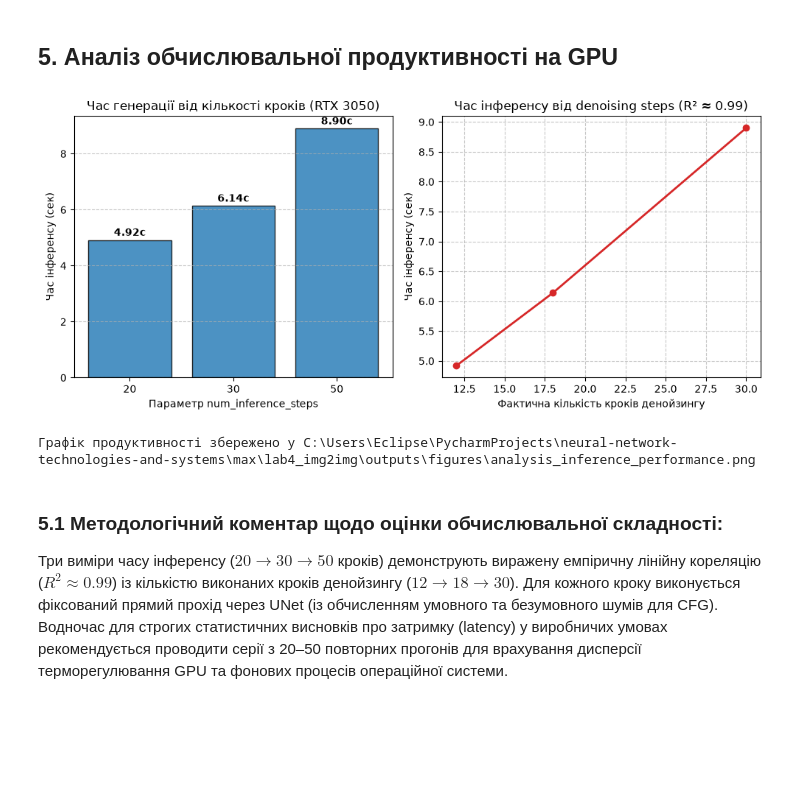
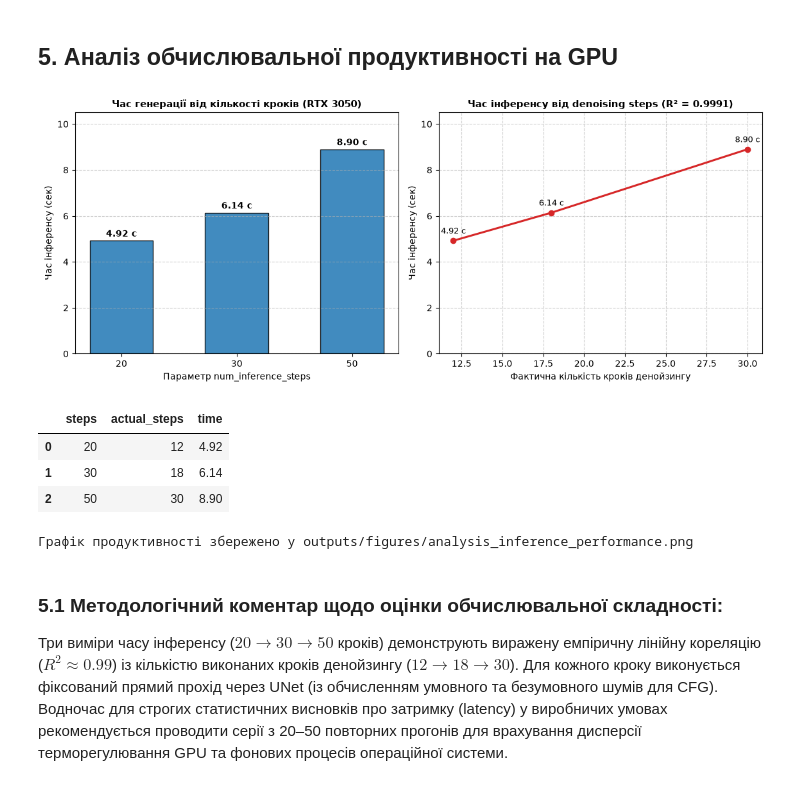
Before and after one commit to Eclipse-XS/Neural-Network-Labs-Max, a Jupyter notebook: lab4_img2img/notebooks/03_results_analysis.ipynb, the cells around one changed output. Saved outputs shown, nothing was run; the diff lists cells and outputs as text; code cells hidden in the pictures; blank space fills up the shorter version.

```diff
--- a/lab4_img2img/notebooks/03_results_analysis.ipynb
+++ b/lab4_img2img/notebooks/03_results_analysis.ipynb
@@ -262,41 +256,50 @@ print(f"Графік серії Negative Prompt збережено у {fig_neg_p
 # %% [markdown]
 ## 5. Аналіз обчислювальної продуктивності на GPU
 # %%
-df_reg = pd.read_csv(TABLES_DIR / "generations_registry.csv")
-# Витягуємо виміряні часи інференсу для серії Steps
-steps_data = [
-    {"steps": 20, "actual_steps": 12, "time": df_reg.loc[df_reg["output_image"].str.contains("steps20"), "generation_time_seconds"].values[0]},
-    {"steps": 30, "actual_steps": 18, "time": df_reg.loc[df_reg["output_image"].str.contains("steps30_seed42") & df_reg["series"].fillna("").str.contains("steps"), "generation_time_seconds"].values[0]},
-    {"steps": 50, "actual_steps": 30, "time": df_reg.loc[df_reg["output_image"].str.contains("steps50"), "generation_time_seconds"].values[0]},
-]
-df_steps_bench = pd.DataFrame(steps_data)
+steps_df = (
+    df_reg[df_reg["series"].fillna("") == "steps_experiment"]
+    [["num_inference_steps", "actual_denoising_steps", "generation_time_seconds"]]
+    .rename(columns={"num_inference_steps": "steps", "actual_denoising_steps": "actual_steps", "generation_time_seconds": "time"})
+    .sort_values("steps")
+    .reset_index(drop=True)
+)
 
-plt.figure(figsize=(10, 4.5))
+r2_val = float(np.corrcoef(steps_df["actual_steps"], steps_df["time"])[0, 1] ** 2)
+max_t = float(steps_df["time"].max())
 
-plt.subplot(1, 2, 1)
-plt.bar(df_steps_bench['steps'].astype(str), df_steps_bench['time'], color='#1f77b4', edgecolor='black', alpha=0.8)
-plt.xlabel('Параметр num_inference_steps')
-plt.ylabel('Час інференсу (сек)')
-plt.title('Час генерації від кількості кроків (RTX 3050)')
-plt.grid(axis='y', linestyle='--', alpha=0.7)
-for i, row in df_steps_bench.iterrows():
-    plt.text(i, row['time'] + 0.15, f"{row['time']:.2f}с", ha='center', fontweight='bold')
+fig, (ax1, ax2) = plt.subplots(1, 2, figsize=(11.5, 4.7))
 
-plt.subplot(1, 2, 2)
-plt.plot(df_steps_bench['actual_steps'], df_steps_bench['time'], marker='o', linewidth=2, color='#d62728')
-plt.xlabel('Фактична кількість кроків денойзингу')
-plt.ylabel('Час інференсу (сек)')
-plt.title('Час інференсу від denoising steps (R² ≈ 0.99)')
-plt.grid(True, linestyle='--', alpha=0.7)
+bars = ax1.bar(steps_df["steps"].astype(str), steps_df["time"], color="#1f77b4", edgecolor="black", alpha=0.85, width=0.55)
+ax1.set_xlabel("Параметр num_inference_steps", fontsize=10)
+ax1.set_ylabel("Час інференсу (сек)", fontsize=10)
+ax1.set_title("Час генерації від кількості кроків (RTX 3050)", fontsize=11, fontweight="bold")
+ax1.set_ylim(0, max_t * 1.18)
+ax1.grid(axis="y", linestyle="--", alpha=0.6)
+for bar, t_val in zip(bars, steps_df["time"]):
+    ax1.text(bar.get_x() + bar.get_width() / 2, t_val + 0.18, f"{t_val:.2f} с", ha="center", fontweight="bold")
+
+ax2.plot(steps_df["actual_steps"], steps_df["time"], marker="o", linewidth=2.2, color="#d62728")
+for _, row in steps_df.iterrows():
+    ax2.annotate(f"{row['time']:.2f} с", (row["actual_steps"], row["time"]), textcoords="offset points", xytext=(0, 8), ha="center", fontsize=9)
+ax2.set_xlabel("Фактична кількість кроків денойзингу", fontsize=10)
+ax2.set_ylabel("Час інференсу (сек)", fontsize=10)
+ax2.set_title(f"Час інференсу від denoising steps (R² = {r2_val:.4f})", fontsize=11, fontweight="bold")
+ax2.set_ylim(0, max_t * 1.18)
+ax2.grid(True, linestyle="--", alpha=0.6)
 
 plt.tight_layout()
 fig_perf_path = FIGURES_DIR / "analysis_inference_performance.png"
-plt.savefig(fig_perf_path, dpi=300)
+plt.savefig(fig_perf_path, dpi=200, bbox_inches="tight")
 plt.show()
-print(f"Графік продуктивності збережено у {fig_perf_path}")
+display(steps_df)
+print(f"Графік продуктивності збережено у {rel_path(fig_perf_path)}")
 # %% [output]
-[figure, old version]
+[figure, new version]
+|  | steps | actual_steps | time |
+| 0 | 20 | 12 | 4.92 |
+| 1 | 30 | 18 | 6.14 |
+| 2 | 50 | 30 | 8.90 |
-Графік продуктивності збережено у C:\Users\Eclipse\PycharmProjects\neural-network-technologies-and-systems\max\lab4_img2img\outputs\figures\analysis_inference_performance.png
+Графік продуктивності збережено у outputs/figures/analysis_inference_performance.png
 # %% [markdown]
 ### 5.1 Методологічний коментар щодо оцінки обчислювальної складності:
 Три виміри часу інференсу ($20 \to 30 \to 50$ кроків) демонструють виражену емпіричну лінійну кореляцію ($R^2 \approx 0.99$) із кількістю виконаних кроків денойзингу ($12 \to 18 \to 30$). Для кожного кроку виконується фіксований прямий прохід через UNet (із обчисленням умовного та безумовного шумів для CFG). Водночас для строгих статистичних висновків про затримку (latency) у виробничих умовах рекомендується проводити серії з 20–50 повторних прогонів для врахування дисперсії терморегулювання GPU та фонових процесів операційної системи.
```
Also changed, not shown: parts of 5 cells of this notebook, 4 other files.
